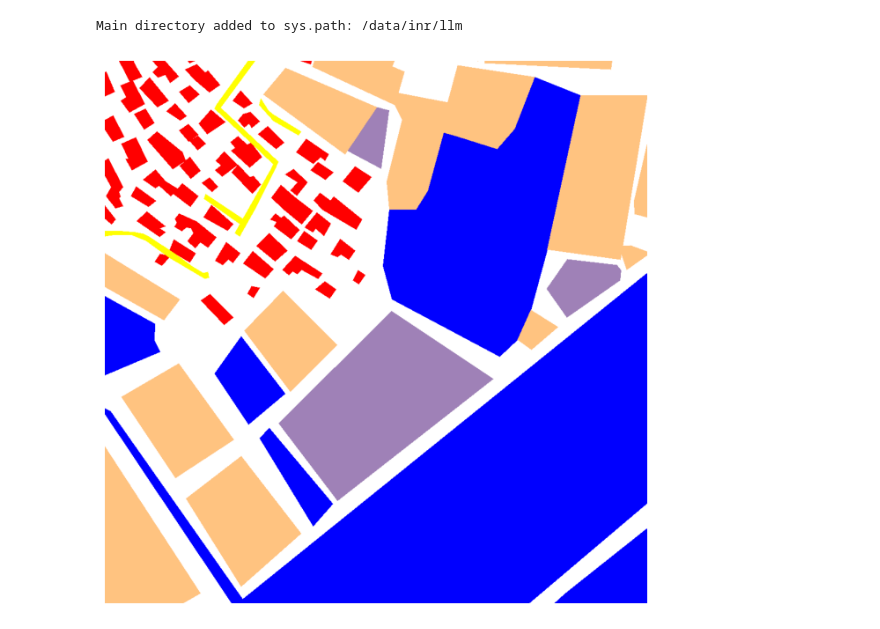
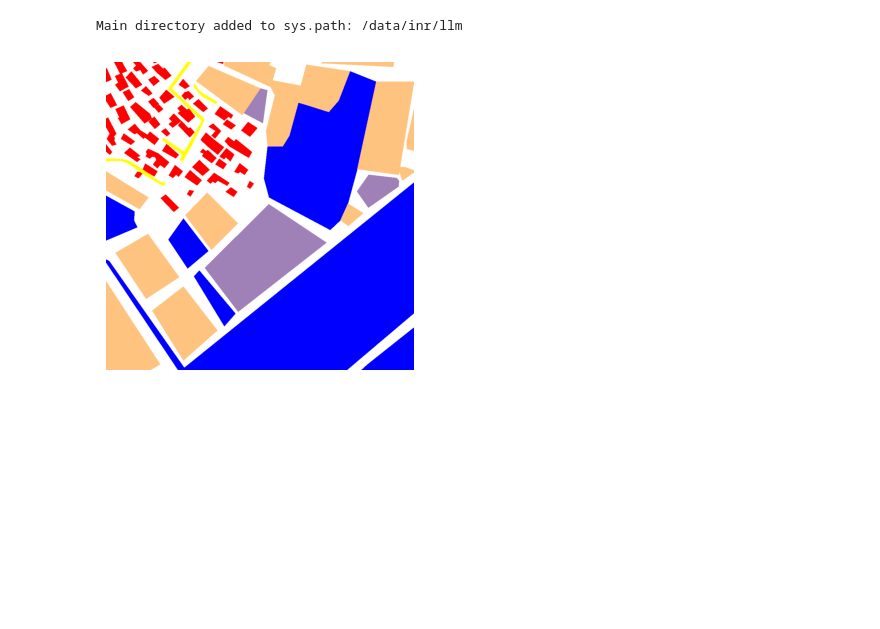
Before and after one commit to Buddhi19/SyntheticGen, a Jupyter notebook: annotations/datasetloader.ipynb, the cells around one changed output. Saved outputs shown, nothing was run; the diff lists cells and outputs as text; code cells hidden in the pictures; blank space fills up the shorter version.

```diff
--- a/annotations/datasetloader.ipynb
+++ b/annotations/datasetloader.ipynb
@@ -10,7 +10,7 @@ print("Main directory added to sys.path:", main_dir)
 Main directory added to sys.path: /data/inr/llm
 # %%
 DATASET_DIR = os.path.join(
-    main_dir, "Datasets","LOVEDA", "Train", "Train", "Rural", "masks_png"
+    main_dir, "Datasets","LOVEDA", "Train", "Train"
 )
 # %%
 from collections import OrderedDict
@@ -39,7 +39,7 @@ from PIL import Image
 import numpy as np
 import matplotlib.pyplot as plt
 
-MASK1 = os.path.join(DATASET_DIR, "134.png")
+MASK1 = os.path.join(DATASET_DIR,"Rural","masks_png", "134.png")
 # %%
 import numpy as np
 from PIL import Image
@@ -83,32 +83,32 @@ def loveda_mask_to_rgb(mask_2d: np.ndarray) -> np.ndarray:
         lut[5] = COLORS["Barren"]
         lut[6] = COLORS["Forest"]
         lut[7] = COLORS["Agricultural"]
     else:
         # Reduced labels: background=0, building=1, ..., agriculture=6; ignore often 255
         lut[0] = COLORS["Background"]
         lut[1] = COLORS["Building"]
         lut[2] = COLORS["Road"]
         lut[3] = COLORS["Water"]
         lut[4] = COLORS["Barren"]
         lut[5] = COLORS["Forest"]
         lut[6] = COLORS["Agricultural"]
 
     # Colorize
     return lut[mask_2d.astype(np.uint8)]
 
 # Load mask safely as single-channel
 mask_pil = Image.open(MASK1)
 mask = np.array(mask_pil)
 if mask.ndim == 3:
     # if someone saved it as RGB by mistake, take one channel or convert
     mask = np.array(mask_pil.convert("L"))
 
 rgb = loveda_mask_to_rgb(mask)
 
-plt.figure(figsize=(8, 8))
+plt.figure(figsize=(4, 4))
 plt.imshow(rgb)
 plt.axis("off")
 # plt.title("LOVEDA Mask (RGB)")
 plt.show()
 # %% [output]
-[figure, old version]
+[figure, new version]
```
Also changed, not shown: parts of 7 cells of this notebook, 4 other files.
